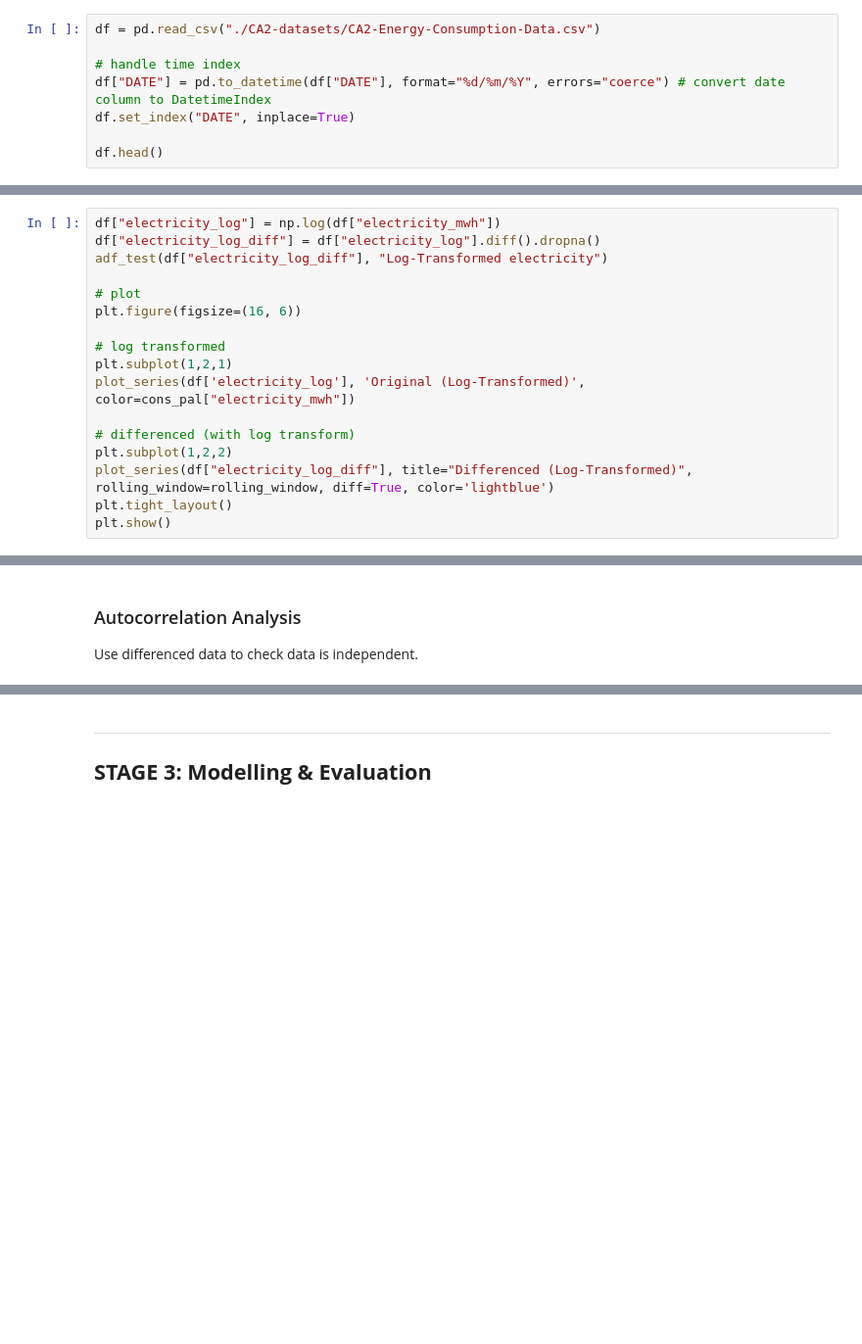
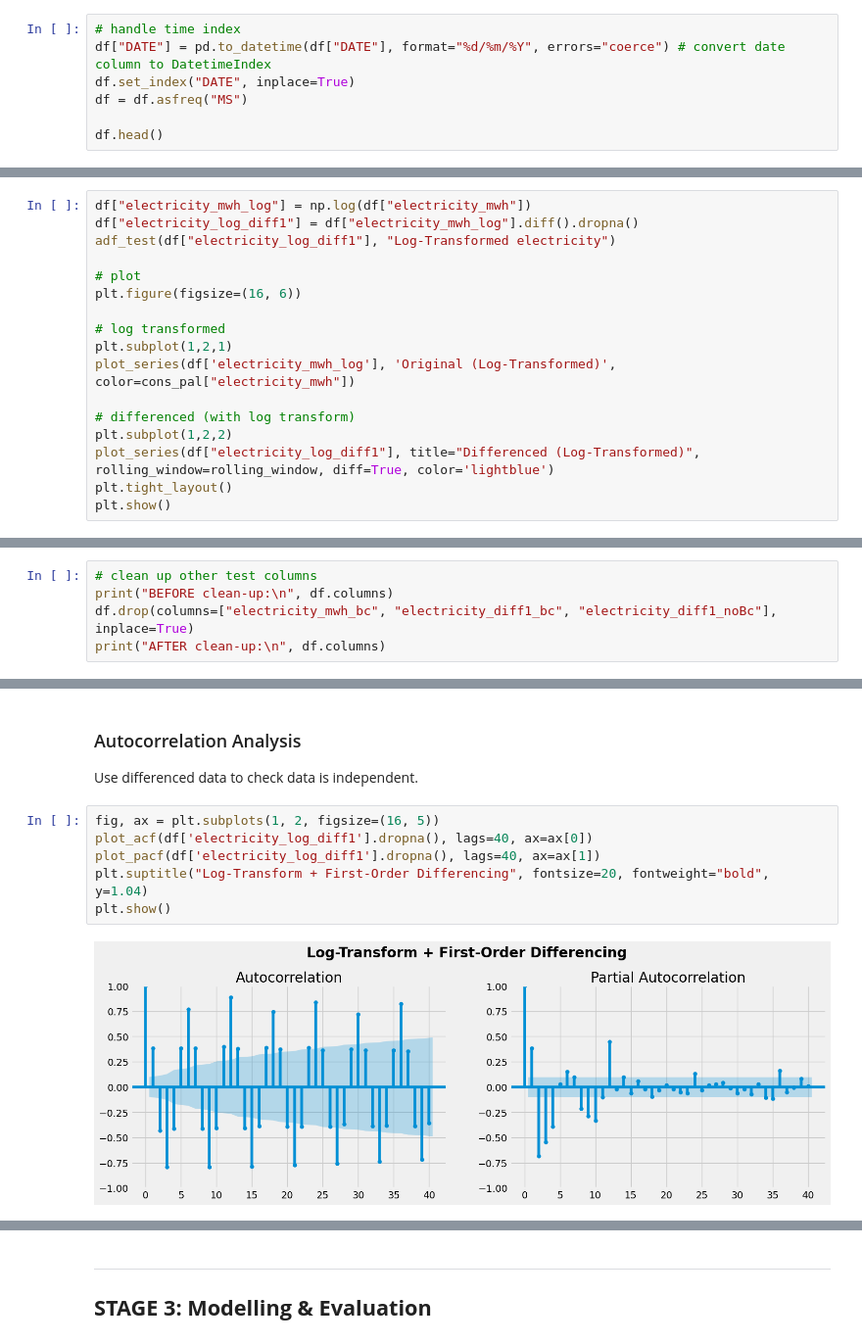
Before and after one commit to lokejer/AIML-clustering-timeseries, a Jupyter notebook: p2510707_CA2_PartB_JeromeLoke.ipynb, the cells around one changed output, grey strips where cells are left out. Shown at 98% size. Drawn from its saved outputs; the diff is of its cells as text; blank space fills up the shorter version.

```diff
--- a/p2510707_CA2_PartB_JeromeLoke.ipynb
+++ b/p2510707_CA2_PartB_JeromeLoke.ipynb
@@ -63,9 +95,8 @@ plt.style.use('fivethirtyeight')
 # %%
-df = pd.read_csv("./CA2-datasets/CA2-Energy-Consumption-Data.csv")
-
 # handle time index
 df["DATE"] = pd.to_datetime(df["DATE"], format="%d/%m/%Y", errors="coerce") # convert date column to DatetimeIndex
 df.set_index("DATE", inplace=True)
+df = df.asfreq("MS")
 
 df.head()
 # %% [output]
@@ -531,20 +559,20 @@ Conclusion: Reject H0 → Series is stationary
 ### Try Log-Transform
 Fix Heteroscedasticity
 # %%
-df["electricity_log"] = np.log(df["electricity_mwh"])
-df["electricity_log_diff"] = df["electricity_log"].diff().dropna()
-adf_test(df["electricity_log_diff"], "Log-Transformed electricity")
+df["electricity_mwh_log"] = np.log(df["electricity_mwh"])
+df["electricity_log_diff1"] = df["electricity_mwh_log"].diff().dropna()
+adf_test(df["electricity_log_diff1"], "Log-Transformed electricity")
 
 # plot
 plt.figure(figsize=(16, 6))
 
 # log transformed
 plt.subplot(1,2,1)
-plot_series(df['electricity_log'], 'Original (Log-Transformed)', color=cons_pal["electricity_mwh"])
+plot_series(df['electricity_mwh_log'], 'Original (Log-Transformed)', color=cons_pal["electricity_mwh"])
 
 # differenced (with log transform)
 plt.subplot(1,2,2)
-plot_series(df["electricity_log_diff"], title="Differenced (Log-Transformed)", rolling_window=rolling_window, diff=True, color='lightblue')
+plot_series(df["electricity_log_diff1"], title="Differenced (Log-Transformed)", rolling_window=rolling_window, diff=True, color='lightblue')
 plt.tight_layout()
 plt.show()
 # %% [output]
@@ -559,0 +594,5 @@ Conclusion: Reject H0 → Series is stationary
+# %%
+# clean up other test columns
+print("BEFORE clean-up:\n", df.columns)
+df.drop(columns=["electricity_mwh_bc", "electricity_diff1_bc", "electricity_diff1_noBc"], inplace=True)
+print("AFTER clean-up:\n", df.columns)
@@ -560,3 +609,11 @@ Conclusion: Reject H0 → Series is stationary
 # %% [markdown]
 ### Autocorrelation Analysis
 Use differenced data to check data is independent.
+# %%
+fig, ax = plt.subplots(1, 2, figsize=(16, 5))
+plot_acf(df['electricity_log_diff1'].dropna(), lags=40, ax=ax[0])
+plot_pacf(df['electricity_log_diff1'].dropna(), lags=40, ax=ax[1])
+plt.suptitle("Log-Transform + First-Order Differencing", fontsize=20, fontweight="bold", y=1.04)
+plt.show()
+# %% [output]
+[figure, added]
```
Also changed, not shown: parts of 28 cells of this notebook.
